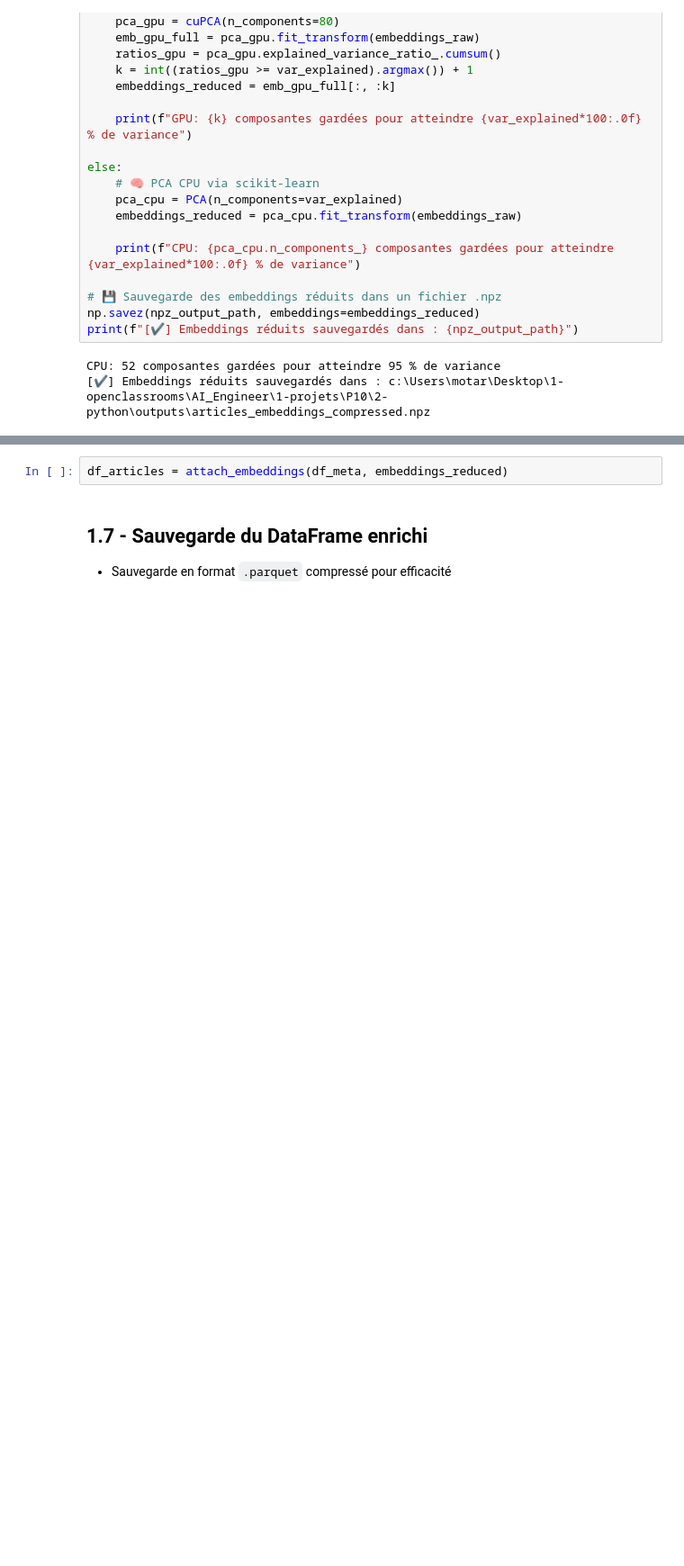
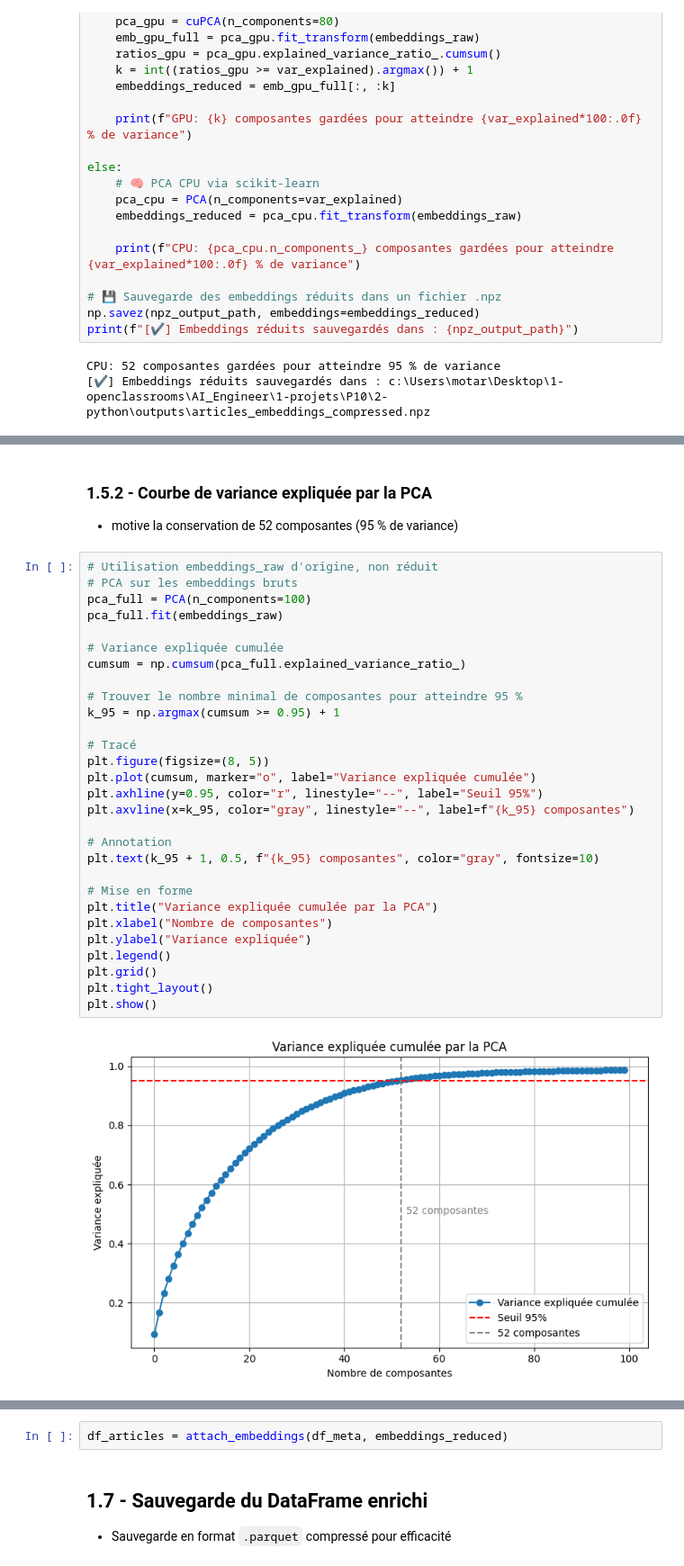
Before and after one commit to Arnaud66170/P10, a Jupyter notebook: notebooks/01_data_preparation.ipynb, the cells around one changed output, grey strips where cells are left out. Shown at 90% size. Cells and saved outputs as stored; diff of their text form; blank space fills up the shorter version.

```diff
--- a/notebooks/01_data_preparation.ipynb
+++ b/notebooks/01_data_preparation.ipynb
@@ -131 +170,35 @@ CPU: 52 composantes gardées pour atteindre 95 % de variance
+# %% [markdown]
+### 1.5.2 - Courbe de variance expliquée par la PCA
+- motive la conservation de 52 composantes (95 % de variance)
+# %%
+# Utilisation embeddings_raw d'origine, non réduit
+# PCA sur les embeddings bruts
+pca_full = PCA(n_components=100)
+pca_full.fit(embeddings_raw)
+
+# Variance expliquée cumulée
+cumsum = np.cumsum(pca_full.explained_variance_ratio_)
+
+# Trouver le nombre minimal de composantes pour atteindre 95 %
+k_95 = np.argmax(cumsum >= 0.95) + 1
+
+# Tracé
+plt.figure(figsize=(8, 5))
+plt.plot(cumsum, marker="o", label="Variance expliquée cumulée")
+plt.axhline(y=0.95, color="r", linestyle="--", label="Seuil 95%")
+plt.axvline(x=k_95, color="gray", linestyle="--", label=f"{k_95} composantes")
+
+# Annotation
+plt.text(k_95 + 1, 0.5, f"{k_95} composantes", color="gray", fontsize=10)
+
+# Mise en forme
+plt.title("Variance expliquée cumulée par la PCA")
+plt.xlabel("Nombre de composantes")
+plt.ylabel("Variance expliquée")
+plt.legend()
+plt.grid()
+plt.tight_layout()
+plt.show()
+# %% [output]
+[figure, added]
 # %% [markdown]
```
Also changed, not shown: parts of 14 cells of this notebook, 2 other files.
